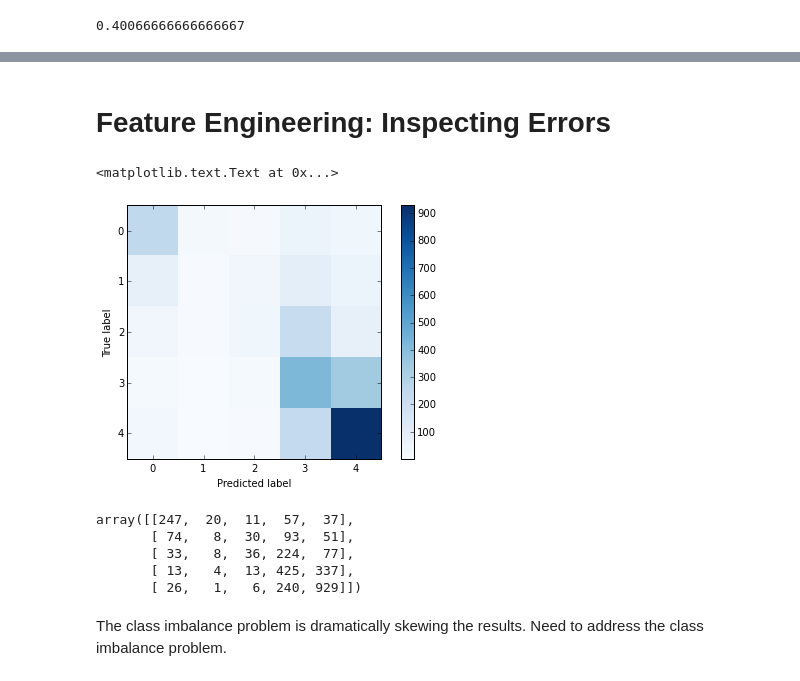
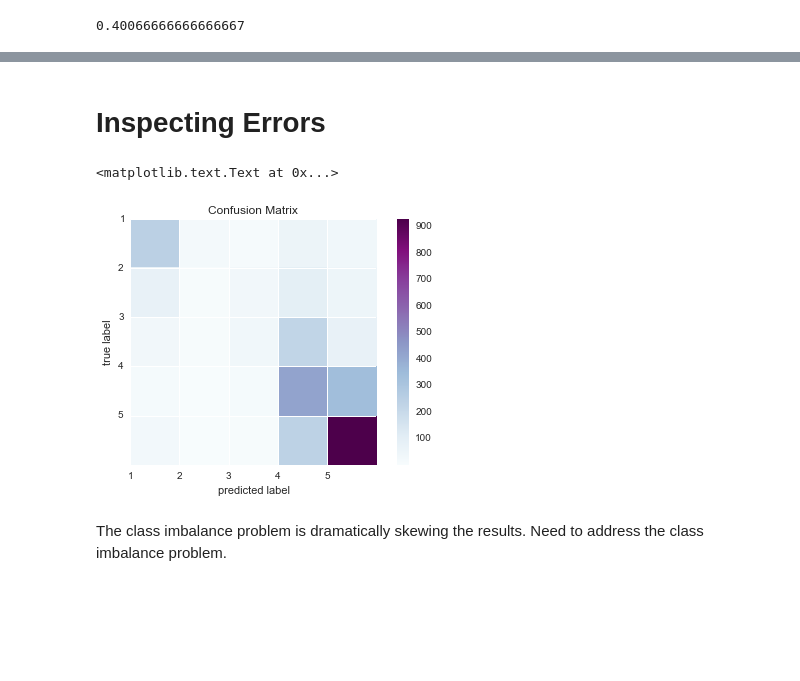
Before and after one commit to jstnstwrt/yelp-data-challenge, a Jupyter notebook: model_selection.ipynb, the cells around one changed output, grey strips where cells are left out. Saved outputs shown, nothing was run; the diff lists cells and outputs as text; code cells hidden in the pictures; blank space fills up the shorter version.

```diff
--- a/model_selection.ipynb
+++ b/model_selection.ipynb
@@ -26,7 +28,9 @@ df = pd.read_csv('sample_data.csv')
 
 Need to split the dataset into train and test, then use cross val to traing the classifier.
+# %%
+y = np.array(df.pop('star_rating'))
 # %%
-X = df.drop('star_rating',axis=1).as_matrix()
+X = df.as_matrix()
 # %%
 X_train, X_test, y_train, y_test = train_test_split(X,y,test_size=.30,
                                                     random_state=1,stratify=y)
@@ -73,27 +79,20 @@ pd.Series(preds).hist()
 # %% [markdown]
-# Feature Engineering: Inspecting Errors
+# Inspecting Errors
 # %%
 cm = confusion_matrix(y_test,preds,labels=[1,2,3,4,5])
 
-plt.imshow(cm, interpolation='nearest', cmap=plt.cm.Blues)
+
+plt.imshow(cm, interpolation='nearest', cmap=plt.cm.BuPu)
 plt.colorbar()
-# tick_marks = np.arange(len(iris.target_names))
-# plt.xticks(tick_marks, iris.target_names, rotation=45)
-# plt.yticks(tick_marks, iris.target_names)
+plt.xticks(np.arange(-.5,4.5), np.arange(1,6))
+plt.yticks(np.arange(-.5,4.5), np.arange(1,6))
 plt.tight_layout()
-plt.ylabel('True label')
-plt.xlabel('Predicted label')
+plt.ylabel('true label')
+plt.xlabel('predicted label')
+plt.title('Confusion Matrix')
 # %% [output]
 <matplotlib.text.Text at 0x...>
-[figure, old version]
+[figure, new version]
-# %%
-cm
-# %% [output]
-array([[247,  20,  11,  57,  37],
-       [ 74,   8,  30,  93,  51],
-       [ 33,   8,  36, 224,  77],
-       [ 13,   4,  13, 425, 337],
-       [ 26,   1,   6, 240, 929]])
 # %% [markdown]
 The class imbalance problem is dramatically skewing the results. Need to address the class imbalance problem.
 # %% [markdown]
```
Also changed, not shown: parts of 22 cells of this notebook.
